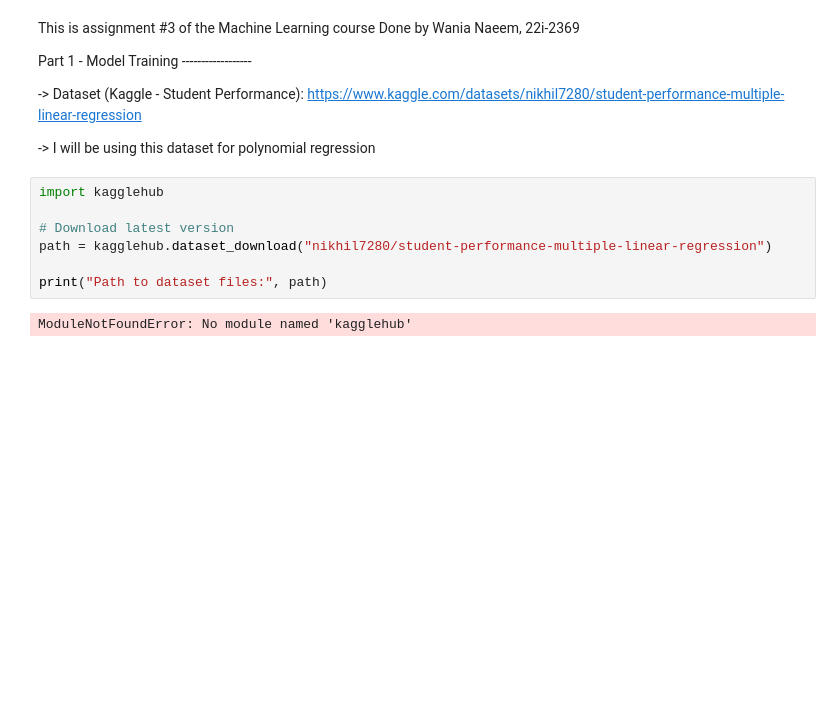
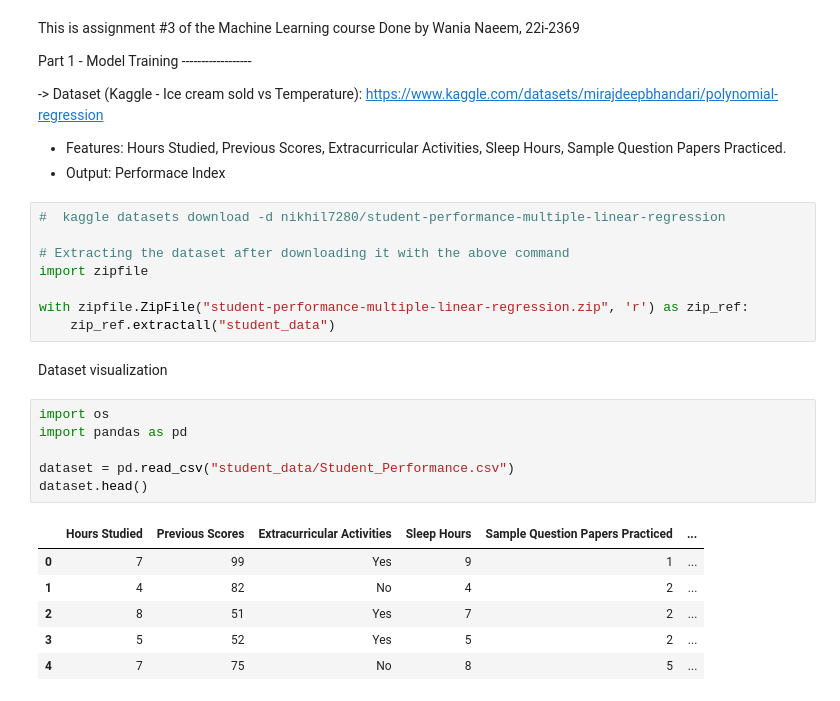
Before and after one commit to Wania-n/ML_A-03_IceCream, a Jupyter notebook: 22i-2369_ML_A3.ipynb, the cells around one changed output. Drawn from its saved outputs; the diff is of its cells as text; blank space fills up the shorter version.

Commit message:
Dataset updated!

```diff
--- a/22i-2369_ML_A3.ipynb
+++ b/22i-2369_ML_A3.ipynb
@@ -4,15 +4,30 @@ Done by Wania Naeem, 22i-2369
 
 Part 1 - Model Training ------------------
 
--> Dataset (Kaggle - Student Performance): https://www.kaggle.com/datasets/nikhil7280/student-performance-multiple-linear-regression
+-> Dataset (Kaggle - Ice cream sold vs Temperature): https://www.kaggle.com/datasets/mirajdeepbhandari/polynomial-regression
 
--> I will be using this dataset for polynomial regression
+- Features: Hours Studied, Previous Scores, Extracurricular Activities, Sleep Hours, Sample Question Papers Practiced.
+- Output: Performace Index
 # %%
-import kagglehub
+#  kaggle datasets download -d nikhil7280/student-performance-multiple-linear-regression
 
-# Download latest version
-path = kagglehub.dataset_download("nikhil7280/student-performance-multiple-linear-regression")
+# Extracting the dataset after downloading it with the above command
+import zipfile
 
-print("Path to dataset files:", path)
+with zipfile.ZipFile("student-performance-multiple-linear-regression.zip", 'r') as zip_ref:
+    zip_ref.extractall("student_data")
-# %% [output]
-ModuleNotFoundError: No module named 'kagglehub'
+# %% [markdown]
+Dataset visualization
+# %%
+import os
+import pandas as pd
+
+dataset = pd.read_csv("student_data/Student_Performance.csv")
+dataset.head()
+# %% [output]
+|  | Hours Studied | Previous Scores | Extracurricular Activities | Sleep Hours | Sample Question Papers Practiced | ... |
+| 0 | 7 | 99 | Yes | 9 | 1 | ... |
+| 1 | 4 | 82 | No | 4 | 2 | ... |
+| 2 | 8 | 51 | Yes | 7 | 2 | ... |
+| 3 | 5 | 52 | Yes | 5 | 2 | ... |
+| 4 | 7 | 75 | No | 8 | 5 | ... |
```
Also changed, not shown: parts of 1 cell of this notebook, 4 other files.
